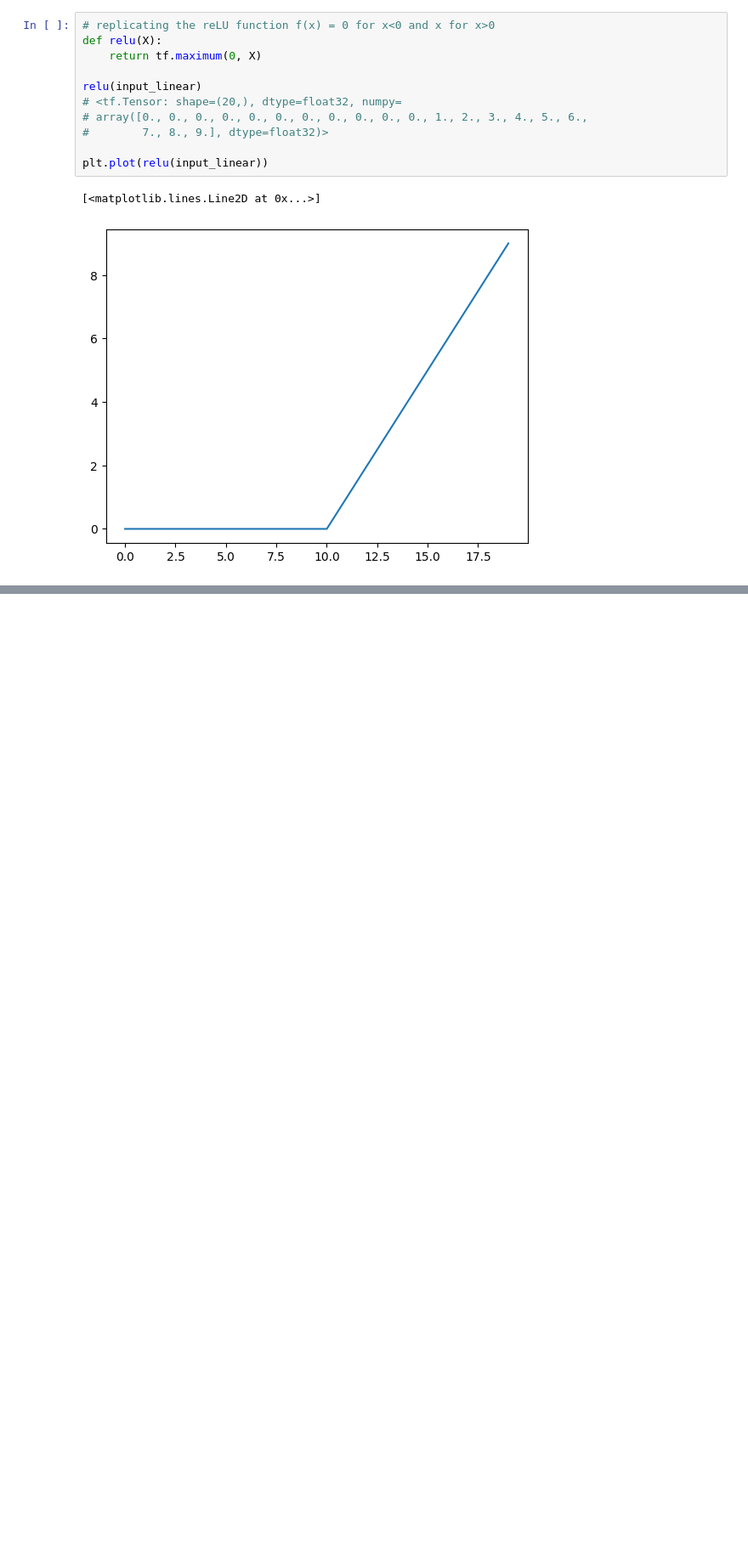
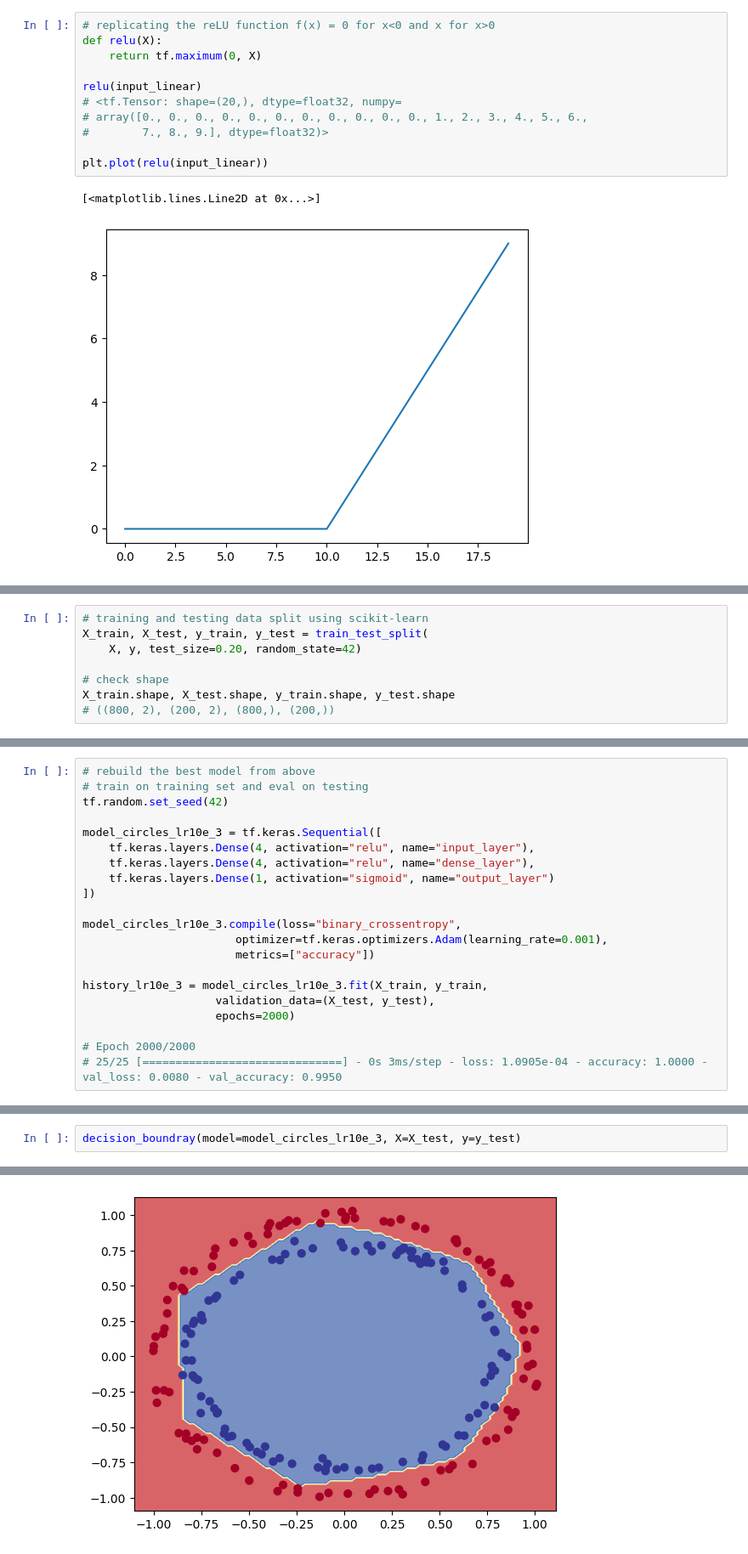
Before and after one commit to mpolinowski/tf-2023, a Jupyter notebook: 02_Tensorflow_Classifications/02_Tensorflow_Classifications.ipynb, the cells around one changed output, grey strips where cells are left out. Shown at 85% size. Cells and saved outputs as stored; diff of their text form; blank space fills up the shorter version.

Commit message:
learning rate variations

```diff
--- a/02_Tensorflow_Classifications/02_Tensorflow_Classifications.ipynb
+++ b/02_Tensorflow_Classifications/02_Tensorflow_Classifications.ipynb
@@ -477,0 +480,8 @@ plt.plot(relu(input_linear))
+# %%
+# training and testing data split using scikit-learn
+X_train, X_test, y_train, y_test = train_test_split(
+    X, y, test_size=0.20, random_state=42)
+
+# check shape
+X_train.shape, X_test.shape, y_train.shape, y_test.shape
+# ((800, 2), (200, 2), (800,), (200,))
@@ -477,0 +490,21 @@ plt.plot(relu(input_linear))
+# %%
+# rebuild the best model from above
+# train on training set and eval on testing
+tf.random.set_seed(42)
+
+model_circles_lr10e_3 = tf.keras.Sequential([
+    tf.keras.layers.Dense(4, activation="relu", name="input_layer"),
+    tf.keras.layers.Dense(4, activation="relu", name="dense_layer"),
+    tf.keras.layers.Dense(1, activation="sigmoid", name="output_layer")
+])
+
+model_circles_lr10e_3.compile(loss="binary_crossentropy",
+                       optimizer=tf.keras.optimizers.Adam(learning_rate=0.001),
+                       metrics=["accuracy"])
+
+history_lr10e_3 = model_circles_lr10e_3.fit(X_train, y_train,
+                    validation_data=(X_test, y_test),
+                    epochs=2000)
+
+# Epoch 2000/2000
+# 25/25 [==============================] - 0s 3ms/step - loss: 1.0905e-04 - accuracy: 1.0000 - val_loss: 0.0080 - val_accuracy: 0.9950
@@ -477,0 +530,3 @@ plt.plot(relu(input_linear))
+# %%
+decision_boundray(model=model_circles_lr10e_3, X=X_test, y=y_test)
+# %% [output]
@@ -477,0 +534 @@ plt.plot(relu(input_linear))
+[figure, added]
```
Also changed, not shown: parts of 12 cells of this notebook, 4 other files.
